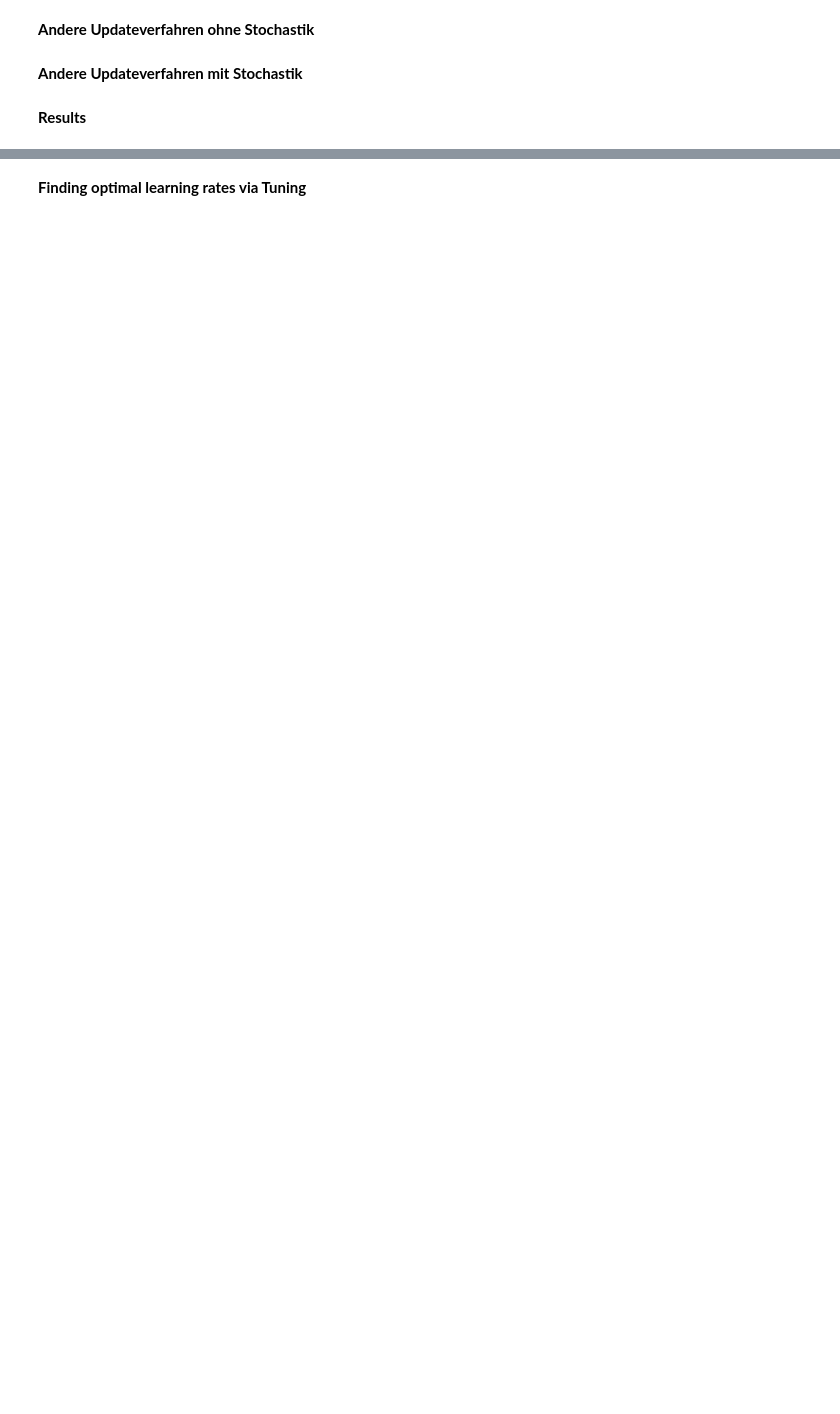
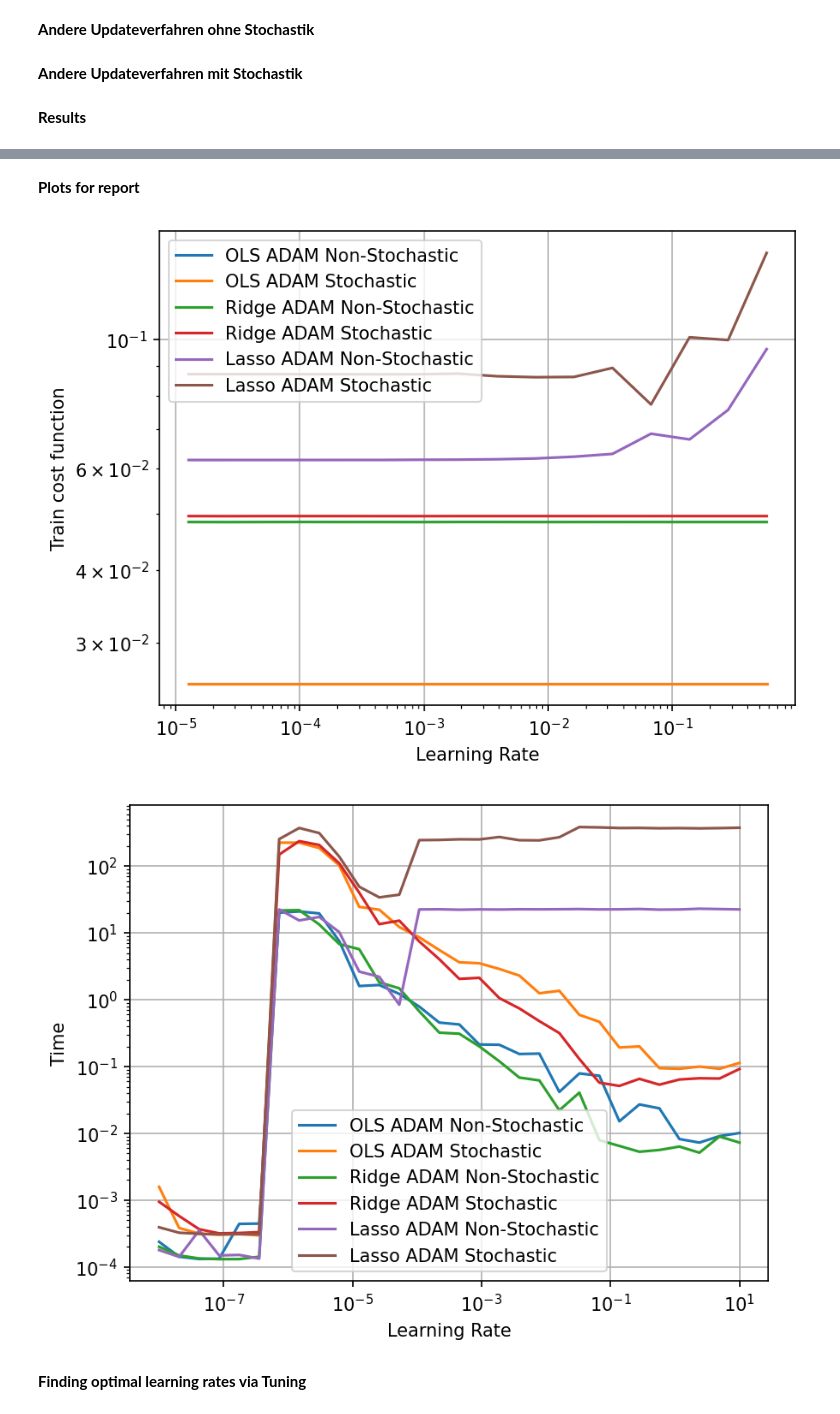
Before and after one commit to thomas-engl/Project-1---Applied-ML, a Jupyter notebook: Archive/Lars/gradient-plots.ipynb, the cells around one changed output, grey strips where cells are left out. Cells and saved outputs as stored; diff of their text form; code cells hidden in the pictures; blank space fills up the shorter version.

```diff
--- a/Archive/Lars/gradient-plots.ipynb
+++ b/Archive/Lars/gradient-plots.ipynb
@@ -805,3 +827,62 @@ plt.show()
+# %% [markdown]
+**Plots for report**
+# %%
+FILTER_LOW = 1e-5
+FILTER_HIGH = 1e+0
+
+OLS = True
+RIDGE = True
+LASSO = True
+
+plt.figure(dpi=150)
+
+if OLS:
+    plt.plot(df_OLS_Adam.query("@FILTER_LOW < Parameters < @FILTER_HIGH")['Parameters'], df_OLS_Adam.query("@FILTER_LOW < Parameters < @FILTER_HIGH")['Result Objective'], label='OLS ADAM Non-Stochastic')
+    plt.plot(df_OLS_Adam_stochastic.query("@FILTER_LOW < Parameters < @FILTER_HIGH")['Parameters'], df_OLS_Adam_stochastic.query("@FILTER_LOW < Parameters < @FILTER_HIGH")['Result Objective'], label='OLS ADAM Stochastic')
+
+if RIDGE:
+    plt.plot(df_Ridge_Adam.query("@FILTER_LOW < Parameters < @FILTER_HIGH")['Parameters'], df_Ridge_Adam.query("@FILTER_LOW < Parameters < @FILTER_HIGH")['Result Objective'], label='Ridge ADAM Non-Stochastic')
+    plt.plot(df_Ridge_Adam_stochastic.query("@FILTER_LOW < Parameters < @FILTER_HIGH")['Parameters'], df_Ridge_Adam_stochastic.query("@FILTER_LOW < Parameters < @FILTER_HIGH")['Result Objective'], label='Ridge ADAM Stochastic')
+
+if LASSO:
+    plt.plot(df_Lasso_Adam.query("@FILTER_LOW < Parameters < @FILTER_HIGH")['Parameters'], df_Lasso_Adam.query("@FILTER_LOW < Parameters < @FILTER_HIGH")['Result Objective'], label='Lasso ADAM Non-Stochastic')
+    plt.plot(df_Lasso_Adam_stochastic.query("@FILTER_LOW < Parameters < @FILTER_HIGH")['Parameters'], df_Lasso_Adam_stochastic.query("@FILTER_LOW < Parameters < @FILTER_HIGH")['Result Objective'], label='Lasso ADAM Stochastic')
+
+
+plt.xscale('log')
+plt.yscale('log')
+plt.xlabel('Learning Rate')
+plt.ylabel('Train cost function')
+plt.grid()
+# plt.title('Learning Rate vs Train cost function ADAM')
+plt.legend()
+plt.show()
+
+plt.figure(dpi=150)
+
+if OLS:
+    plt.plot(df_OLS_Adam['Parameters'], df_OLS_Adam['Time'], label='OLS ADAM Non-Stochastic')
+    plt.plot(df_OLS_Adam_stochastic['Parameters'], df_OLS_Adam_stochastic['Time'], label='OLS ADAM Stochastic')
+
+if RIDGE:
+    plt.plot(df_Ridge_Adam['Parameters'], df_Ridge_Adam['Time'], label='Ridge ADAM Non-Stochastic')
+    plt.plot(df_Ridge_Adam_stochastic['Parameters'], df_Ridge_Adam_stochastic['Time'], label='Ridge ADAM Stochastic')
+
+if LASSO:
+    plt.plot(df_Lasso_Adam['Parameters'], df_Lasso_Adam['Time'], label='Lasso ADAM Non-Stochastic')
+    plt.plot(df_Lasso_Adam_stochastic['Parameters'], df_Lasso_Adam_stochastic['Time'], label='Lasso ADAM Stochastic')
+
+plt.xscale('log')
+plt.yscale('log')
+plt.xlabel('Learning Rate')
+plt.ylabel('Time')
+plt.grid()
+# plt.title('Learning Rate vs Time to Convergence ADAM')
+plt.legend()
+plt.show()
+# %% [output]
+[figure, added]
+[figure, added]
 # %% [markdown]
 **Finding optimal learning rates via Tuning**
 # %%
```
Also changed, not shown: parts of 12 cells of this notebook.
